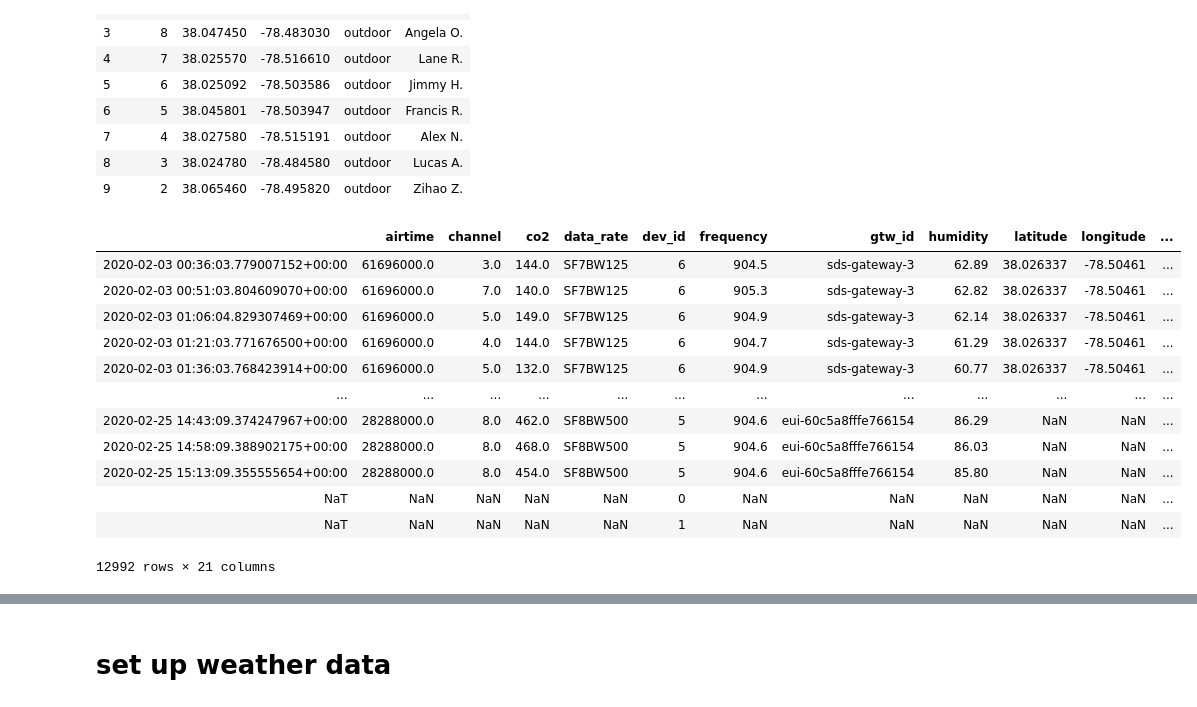
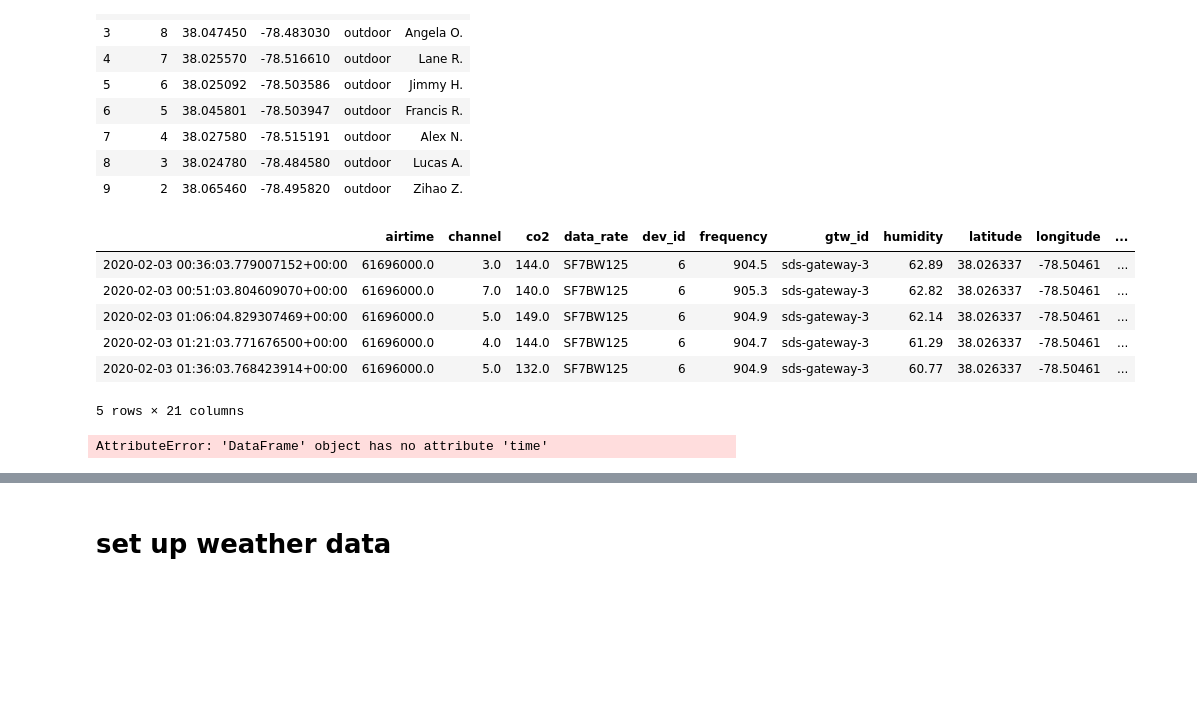
Before and after one commit to thejimster82/CvilleAQ, a Jupyter notebook: code/weather_plus_pm.ipynb, the cells around one changed output, grey strips where cells are left out. Drawn from its saved outputs; the diff is of its cells as text; code cells hidden in the pictures; blank space fills up the shorter version.

```diff
--- a/code/weather_plus_pm.ipynb
+++ b/code/weather_plus_pm.ipynb
@@ -39,26 +40,21 @@ userData
 # %%
 complete_df = client.query("select * from \"sensenet-test\"", database="sensornet_db")
 pmData = complete_df['sensenet-test']
 pmData[['dev_id','pm25', 'pm10', 'co2', 'temp', 'humidity', 'gtw_id', 'rssi', 'snr']].head()
-boxes = ['sbox'+str(i) for i in range(2,12)]
+#sbox2 has basically no data
+boxes = ['sbox'+str(i) for i in range(3,12)]
 pmData = pmData[pmData.dev_id.isin(boxes)]
 pmData.dev_id=[(int)(x.split('x')[-1]) for x in pmData.dev_id]
 pmData=pmData.join(userData,on='dev_id',rsuffix='_user',how="outer")
-pmData
+pmData.head()
 # %% [output]
 |  | airtime | channel | co2 | data_rate | dev_id | frequency | gtw_id | humidity | latitude | longitude | ... |
 | 2020-02-03 00:36:03.779007152+00:00 | 61696000.0 | 3.0 | 144.0 | SF7BW125 | 6 | 904.5 | sds-gateway-3 | 62.89 | 38.026337 | -78.50461 | ... |
 | 2020-02-03 00:51:03.804609070+00:00 | 61696000.0 | 7.0 | 140.0 | SF7BW125 | 6 | 905.3 | sds-gateway-3 | 62.82 | 38.026337 | -78.50461 | ... |
 | 2020-02-03 01:06:04.829307469+00:00 | 61696000.0 | 5.0 | 149.0 | SF7BW125 | 6 | 904.9 | sds-gateway-3 | 62.14 | 38.026337 | -78.50461 | ... |
 | 2020-02-03 01:21:03.771676500+00:00 | 61696000.0 | 4.0 | 144.0 | SF7BW125 | 6 | 904.7 | sds-gateway-3 | 61.29 | 38.026337 | -78.50461 | ... |
 | 2020-02-03 01:36:03.768423914+00:00 | 61696000.0 | 5.0 | 132.0 | SF7BW125 | 6 | 904.9 | sds-gateway-3 | 60.77 | 38.026337 | -78.50461 | ... |
-| ... | ... | ... | ... | ... | ... | ... | ... | ... | ... | ... | ... |
-| 2020-02-25 14:43:09.374247967+00:00 | 28288000.0 | 8.0 | 462.0 | SF8BW500 | 5 | 904.6 | eui-60c5a8fffe766154 | 86.29 | NaN | NaN | ... |
-| 2020-02-25 14:58:09.388902175+00:00 | 28288000.0 | 8.0 | 468.0 | SF8BW500 | 5 | 904.6 | eui-60c5a8fffe766154 | 86.03 | NaN | NaN | ... |
-| 2020-02-25 15:13:09.355555654+00:00 | 28288000.0 | 8.0 | 454.0 | SF8BW500 | 5 | 904.6 | eui-60c5a8fffe766154 | 85.80 | NaN | NaN | ... |
-| NaT | NaN | NaN | NaN | NaN | 0 | NaN | NaN | NaN | NaN | NaN | ... |
-| NaT | NaN | NaN | NaN | NaN | 1 | NaN | NaN | NaN | NaN | NaN | ... |
-12992 rows × 21 columns
+5 rows × 21 columns
 # %%
 #why are there multiple formats here?
 datetimes = pd.DataFrame(columns=['DateTime'])
@@ -71,3 +67,5 @@ for x in pmData.time:
         except:
             continue
     datetimes = datetimes.append({'DateTime':test},ignore_index=True)
+# %% [output]
+AttributeError: 'DataFrame' object has no attribute 'time'
```
Also changed, not shown: parts of 12 cells of this notebook, 2 other files.
